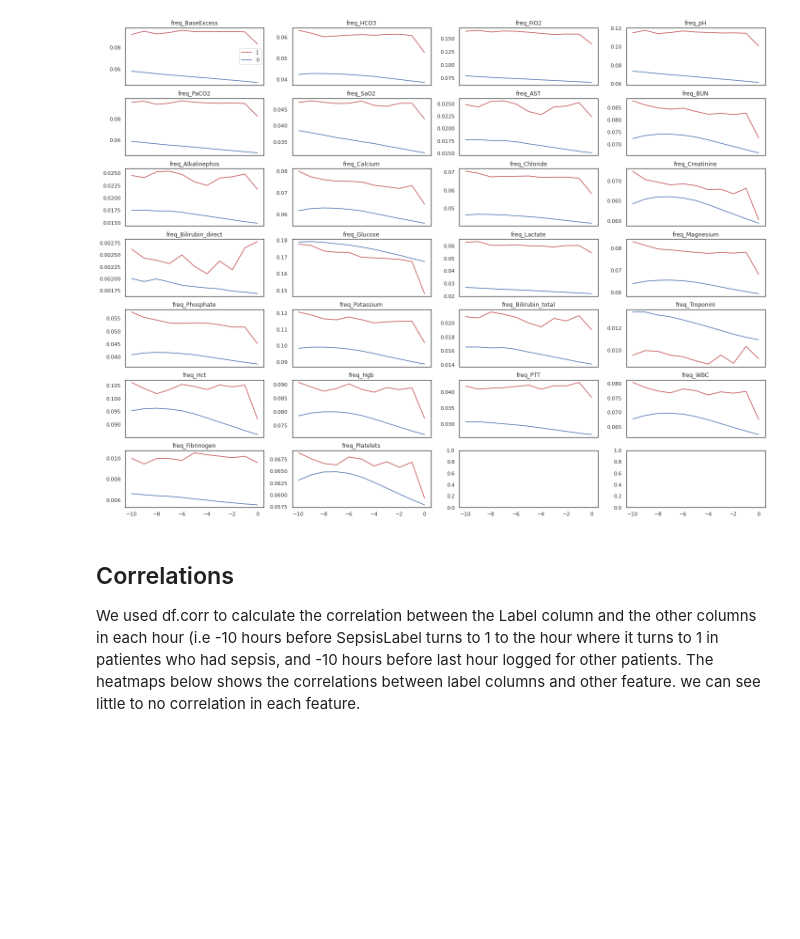
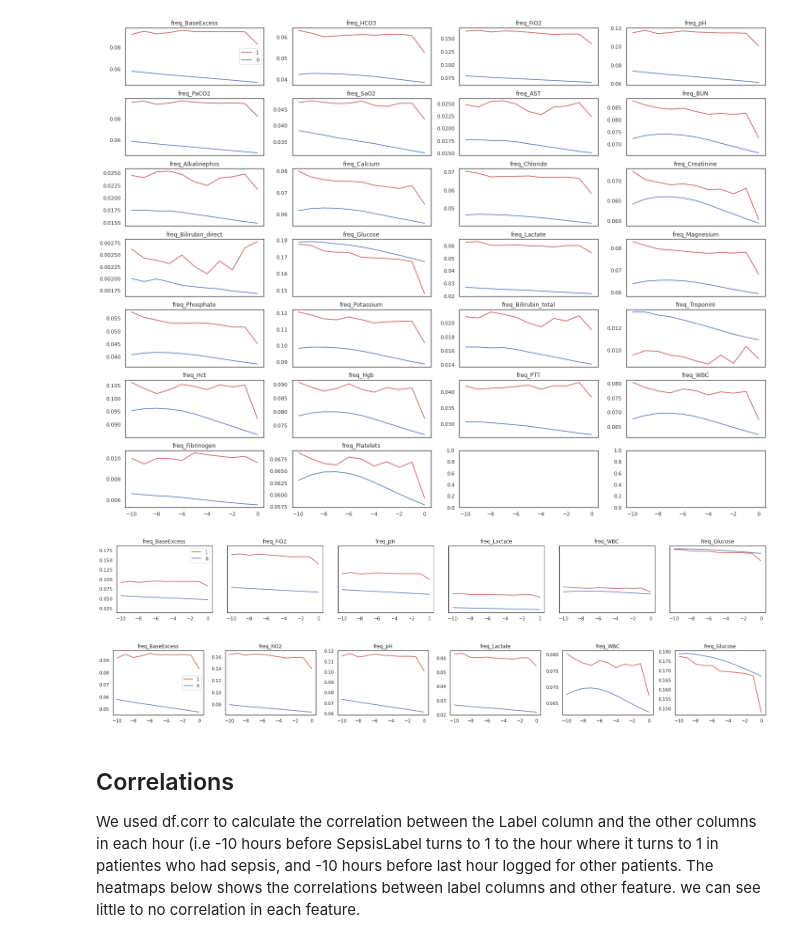
Before and after one commit to AtarCohen/Early-Prediction_of_Sepsis, a Jupyter notebook: TemporalDataExporation.ipynb, the cells around one changed output. Drawn from its saved outputs; the diff is of its cells as text; code cells hidden in the pictures; blank space fills up the shorter version.

```diff
--- a/TemporalDataExporation.ipynb
+++ b/TemporalDataExporation.ipynb
@@ -79,6 +79,19 @@ plot_results(4,7,freq_features,df_means,['ts']*26,fsize=(20,15),tight_layouts=1.
 plot_results(4,7,freq_features,df_means,['ts']*26,fsize=(20,15),tight_layouts=1.5, sharex=True)
 # %% [output]
 [figure]
+# %%
+# sample for the document
+tmplst = ['freq_BaseExcess',
+ 'freq_FiO2',
+ 'freq_pH',
+ 'freq_Lactate',
+ 'freq_WBC',
+ 'freq_Glucose']
+plot_results(6,1,tmplst,df_means,['ts']*26,fsize=(22,3),tight_layouts=1.5,sharey=True, sharex=True)
+plot_results(6,1,tmplst,df_means,['ts']*26,fsize=(22,3),tight_layouts=1.5, sharex=True)
+# %% [output]
+[figure, added]
+[figure, added]
 # %% [markdown]
 <h2> Correlations </h2>
 We used df.corr to calculate the correlation between the Label column and the other columns in each hour (i.e -10 hours before SepsisLabel turns to 1 to the hour where it turns to 1 in patientes who had sepsis, and -10 hours before last hour logged for other patients.
```
